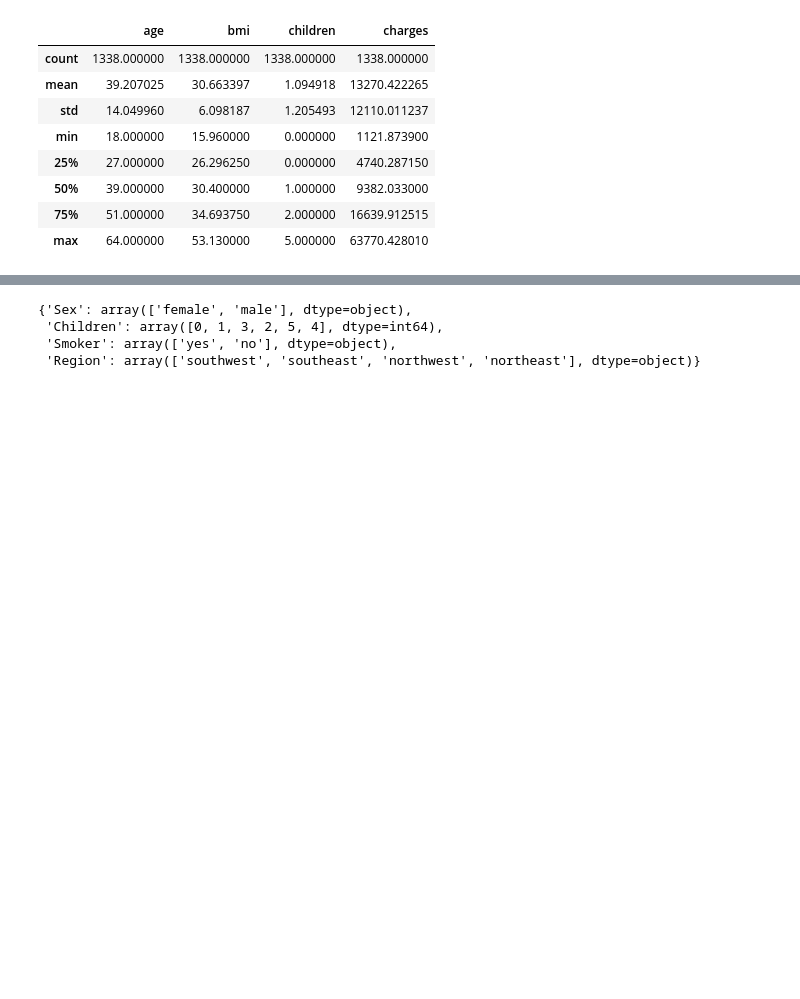
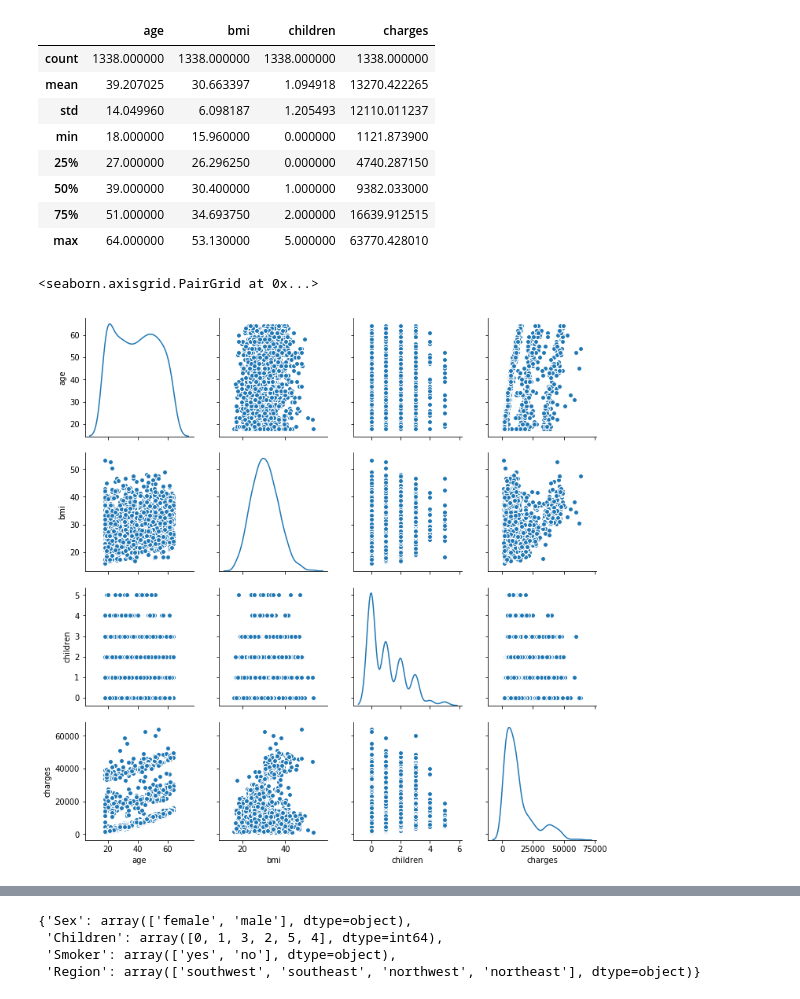
Before and after one commit to Sumitsaha123/Competative-Code, a Jupyter notebook: Untitled.ipynb, the cells around one changed output, grey strips where cells are left out. Saved outputs shown, nothing was run; the diff lists cells and outputs as text; code cells hidden in the pictures; blank space fills up the shorter version.

```diff
--- a/Untitled.ipynb
+++ b/Untitled.ipynb
@@ -42,3 +46,8 @@ df.describe()
 | 50% | 39.000000 | 30.400000 | 1.000000 | 9382.033000 |
 | 75% | 51.000000 | 34.693750 | 2.000000 | 16639.912515 |
 | max | 64.000000 | 53.130000 | 5.000000 | 63770.428010 |
+# %%
+sns.pairplot(df,diag_kind="kde")
+# %% [output]
+<seaborn.axisgrid.PairGrid at 0x...>
+[figure, added]
```
Also changed, not shown: parts of 55 cells of this notebook.
